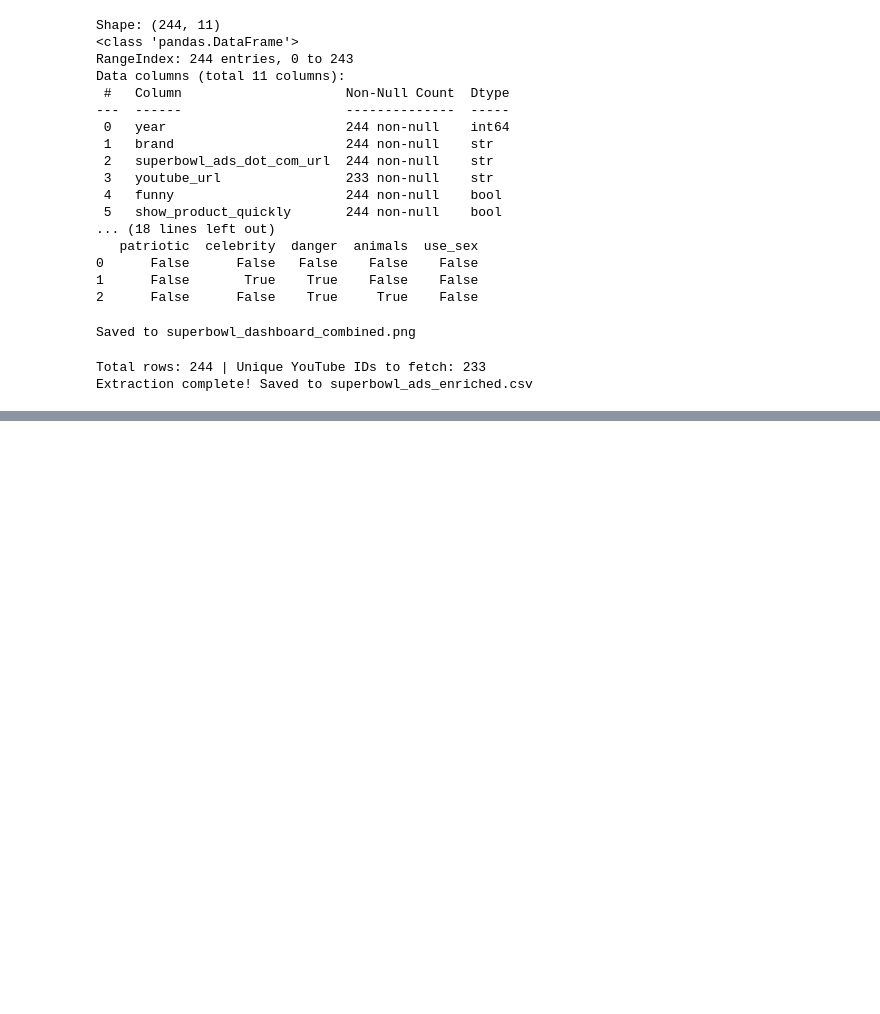
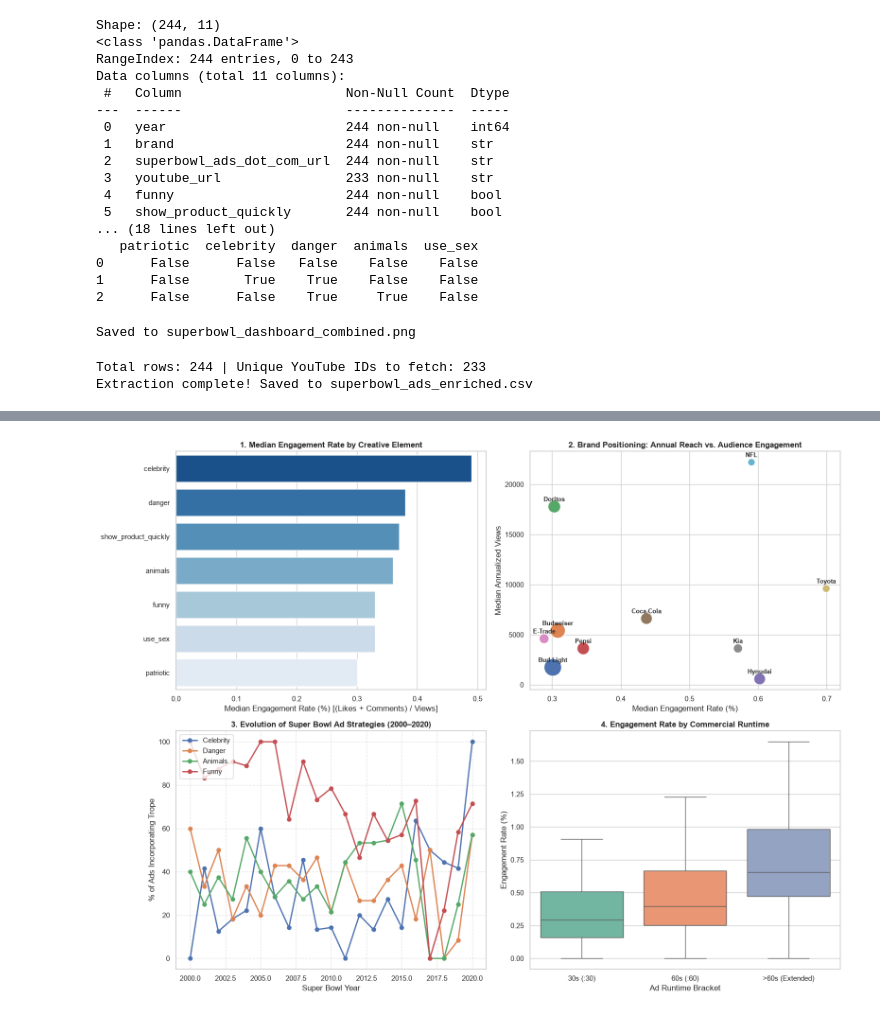
Before and after one commit to AndrewsP04/Group-11_Superbowl_Ads, a Jupyter notebook: data.ipynb, the cells around one changed output, grey strips where cells are left out. Cells and saved outputs as stored; diff of their text form; code cells hidden in the pictures; blank space fills up the shorter version.

```diff
--- a/data.ipynb
+++ b/data.ipynb
@@ -290,0 +382,79 @@ Extraction complete! Saved to superbowl_ads_enriched.csv
+# %%
+sns.set_theme(style="whitegrid", font="sans-serif")
+fig, axes = plt.subplots(2, 2, figsize=(16, 12))
+plt.subplots_adjust(hspace=0.35, wspace=0.25)
+
+# Panel 1: Creative Trope Engagement Rates
+sns.barplot(
+    data=creative_benchmark,
+    x="Median Eng. Rate (%)",
+    y="Attribute",
+    palette="Blues_r",
+    ax=axes[0, 0]
+)
+axes[0, 0].set_title("1. Median Engagement Rate by Creative Element", fontsize=12, fontweight="bold")
+axes[0, 0].set_xlabel("Median Engagement Rate (%) [(Likes + Comments) / Views]")
+axes[0, 0].set_ylabel("")
+
+# Panel 2: Brand Positioning Matrix (Views vs. Engagement)
+scatter = sns.scatterplot(
+    data=brand_benchmark,
+    x="median_eng_rate",
+    y="median_annual_views",
+    size="total_ads",
+    sizes=(120, 700),
+    hue="brand",
+    legend=False,
+    ax=axes[0, 1]
+)
+for _, row in brand_benchmark.iterrows():
+    axes[0, 1].annotate(
+        row["brand"],
+        (row["median_eng_rate"], row["median_annual_views"]),
+        textcoords="offset points",
+        xytext=(0, 8),
+        ha="center",
+        fontsize=9,
+        fontweight="semibold"
+    )
+axes[0, 1].set_title("2. Brand Positioning: Annual Reach vs. Audience Engagement", fontsize=12, fontweight="bold")
+axes[0, 1].set_xlabel("Median Engagement Rate (%)")
+axes[0, 1].set_ylabel("Median Annualized Views")
+
+# Panel 3: Creative Evolution (2000 - 2020)
+yearly_trends = df.groupby("year")[["celebrity", "danger", "animals", "funny"]].mean() * 100
+for trope in ["celebrity", "danger", "animals", "funny"]:
+    axes[1, 0].plot(
+        yearly_trends.index,
+        yearly_trends[trope],
+        marker="o",
+        linewidth=2,
+        label=trope.capitalize()
+    )
+axes[1, 0].set_title("3. Evolution of Super Bowl Ad Strategies (2000–2020)", fontsize=12, fontweight="bold")
+axes[1, 0].set_xlabel("Super Bowl Year")
+axes[1, 0].set_ylabel("% of Ads Incorporating Trope")
+axes[1, 0].legend(loc="upper left")
+axes[1, 0].grid(True, linestyle="--", alpha=0.5)
+
+# Panel 4: Duration vs. Retention / Engagement
+duration_order = ["30s (:30)", "60s (:60)", ">60s (Extended)"]
+valid_duration_df = df[df["duration_bracket"].isin(duration_order)]
+
+sns.boxplot(
+    data=valid_duration_df,
+    x="duration_bracket",
+    y="engagement_rate_pct",
+    order=duration_order,
+    palette="Set2",
+    ax=axes[1, 1],
+    showfliers=False  # hides extreme outliers to focus on the IQR
+)
+axes[1, 1].set_title("4. Engagement Rate by Commercial Runtime", fontsize=12, fontweight="bold")
+axes[1, 1].set_xlabel("Ad Runtime Bracket")
+axes[1, 1].set_ylabel("Engagement Rate (%)")
+
+plt.tight_layout()
+plt.savefig("superbowl_performance_dashboard.png", dpi=300)
+plt.show()
+# %% [output]
@@ -290,0 +469 @@ Extraction complete! Saved to superbowl_ads_enriched.csv
+[figure, added]
```
Also changed, not shown: parts of 2 cells of this notebook, 1 other file.
